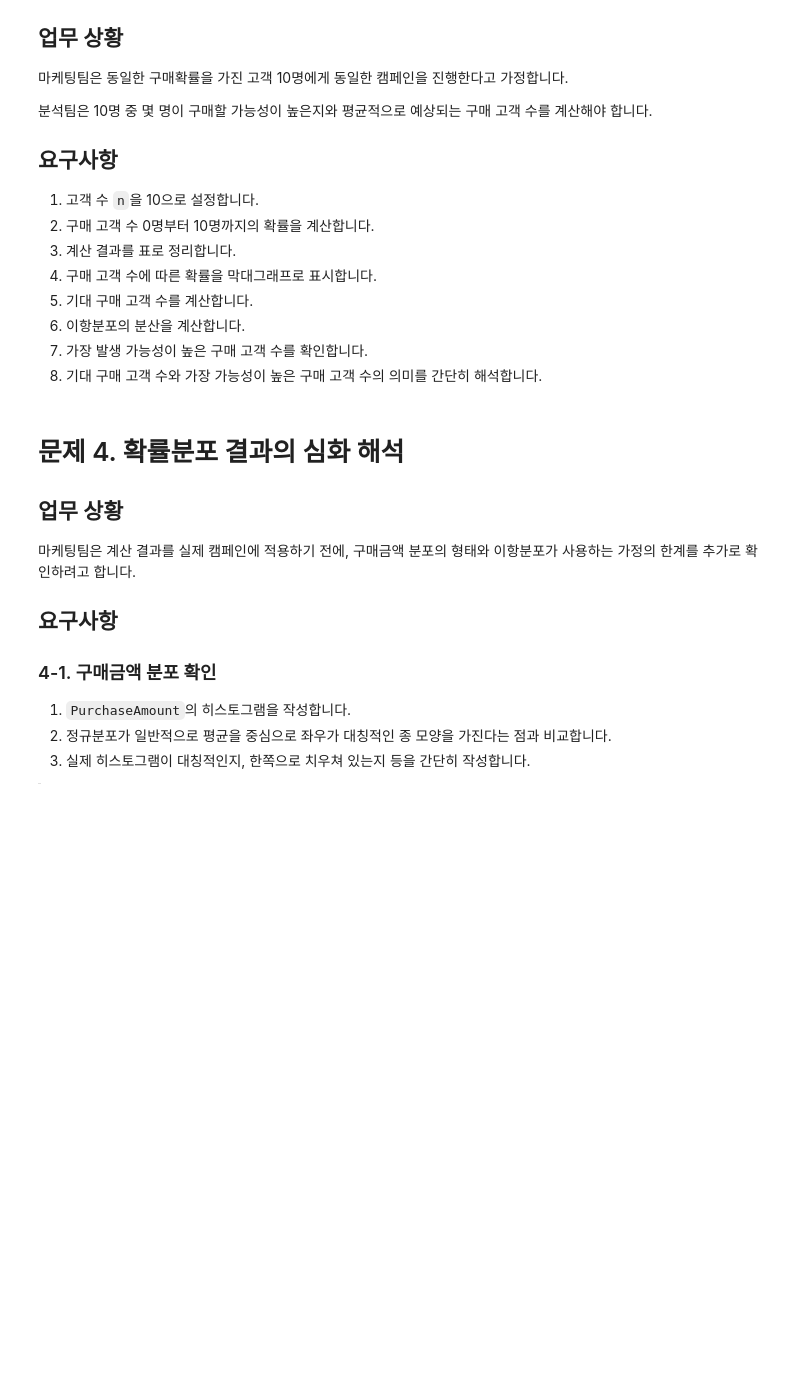
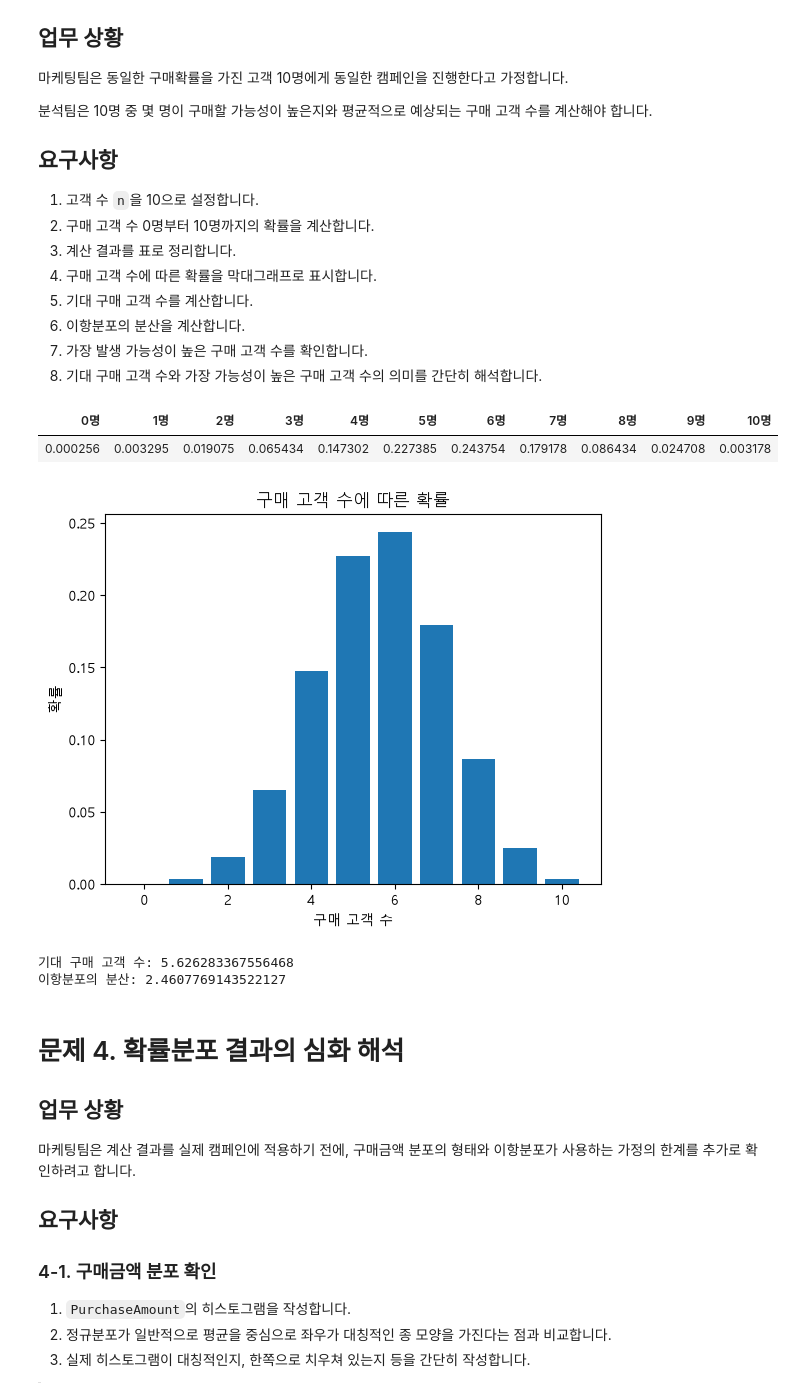
Before and after one commit to takkoyakki143/python-basic-assignment--, a Jupyter notebook: basic-statistics-assignment-서윤하/Part5_고객구매여부_확률분포분석_실습.ipynb, the cells around one changed output. Cells and saved outputs as stored; diff of their text form; code cells hidden in the pictures; blank space fills up the shorter version.

```diff
--- a/basic-statistics-assignment-서윤하/Part5_고객구매여부_확률분포분석_실습.ipynb
+++ b/basic-statistics-assignment-서윤하/Part5_고객구매여부_확률분포분석_실습.ipynb
@@ -174,6 +208,43 @@ print('전체 고객 수:', len('PurchaseYN'))
 8. 기대 구매 고객 수와 가장 가능성이 높은 구매 고객 수의 의미를 간단히 해석합니다.
 # %%
 # 문제 3 코드를 작성하세요.
+from scipy.stats import binom
+
+n = 10
+p = p_buy
+k = range(0, 11)
+
+probability = binom.pmf(k, n, p)
+
+
+result_p = pd.DataFrame(
+    [probability],
+    columns=[f'{i}명' for i in k]
+)
+
+display(result_p.style.hide(axis='index'))
+
+plt.bar(k, probability)
+plt.xlabel('구매 고객 수')
+plt.ylabel('확률')
+plt.title('구매 고객 수에 따른 확률')
+plt.show()
+
+
+expected_customer = n * p
+variance = n * p * (1 - p)
+
+print('기대 구매 고객 수:', expected_customer)
+print('이항분포의 분산:', variance)
+
+print('기대 구매 고객 수는 모든 가능한 결과를 확률까지 고려해서 평균을 낸 값이고, ' \
+'가장 가능성이 높은 구매 고객 수는 0명부터 10명까지의 경우 실제 발생 확률이 가장 높은 고객을 의미한다.')
+# %% [output]
+| 0명 | 1명 | 2명 | 3명 | 4명 | 5명 | 6명 | 7명 | 8명 | 9명 | 10명 |
+| 0.000256 | 0.003295 | 0.019075 | 0.065434 | 0.147302 | 0.227385 | 0.243754 | 0.179178 | 0.086434 | 0.024708 | 0.003178 |
+[figure, added]
+기대 구매 고객 수: 5.626283367556468
+이항분포의 분산: 2.4607769143522127
 # %% [markdown]
 # 문제 4. 확률분포 결과의 심화 해석
 
```
Also changed, not shown: parts of 2 cells of this notebook, 2 other files.
